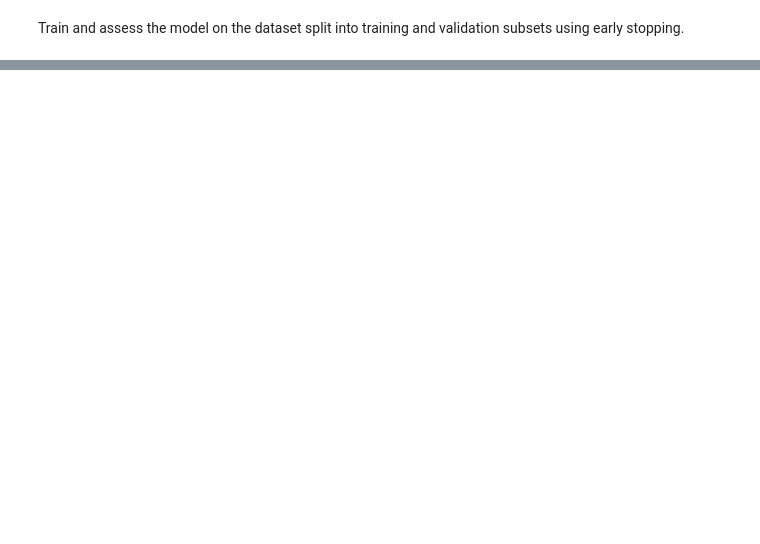
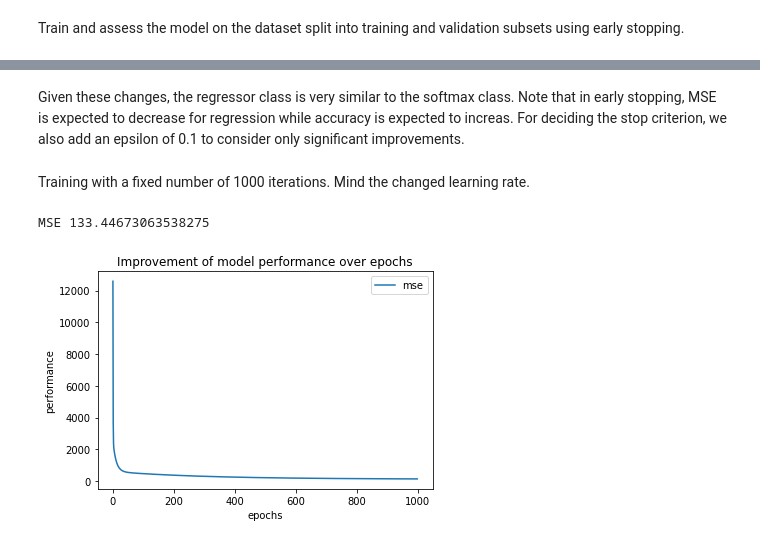
Before and after one commit to WelfLowe/ML4developers, a Jupyter notebook: 6_Neural_Networks.ipynb, the cells around one changed output, grey strips where cells are left out. Saved outputs shown, nothing was run; the diff lists cells and outputs as text; code cells hidden in the pictures; blank space fills up the shorter version.

```diff
--- a/6_Neural_Networks.ipynb
+++ b/6_Neural_Networks.ipynb
@@ -206,0 +239,12 @@ Validation accuracy 1.0
+# %%
+n_features, n_samples = X.shape[1], X.shape[0]
+limit = np.sqrt(6/(n_features+1))
+np.random.seed(42) # for reproducible results
+W = np.random.uniform(low=-1*limit, high=limit, size=n_features)
+b = 0
+y_hat = np.dot(X, W)+b #predict
+mse = ((y - y_hat)**2).mean() #eval = mse
+dW = -1*X.T.dot(y - y_hat) * 2/n_samples
+db = -1*np.sum(y - y_hat) * 2/n_samples
+# %% [markdown]
+Given these changes, the regressor class is very similar to the softmax class. Note that in early stopping, MSE is expected to decrease for regression while accuracy is expected to increas. For deciding the stop criterion, we also add an epsilon of 0.1 to consider only significant improvements.
@@ -206,0 +360,10 @@ Validation accuracy 1.0
+# %% [markdown]
+Training with a fixed number of 1000 iterations. Mind the changed learning rate.
+# %%
+regressor = Regressor()
+regressor.train( X, y, learning_rate=1e-6, reg=0.1, num_iters=1000)
+print('MSE', regressor.eval(X, y))
+plot_history(regressor.history, 'mse')
+# %% [output]
+MSE 133.44673063538275
+[figure, added]
```
Also changed, not shown: parts of 17 cells of this notebook.
